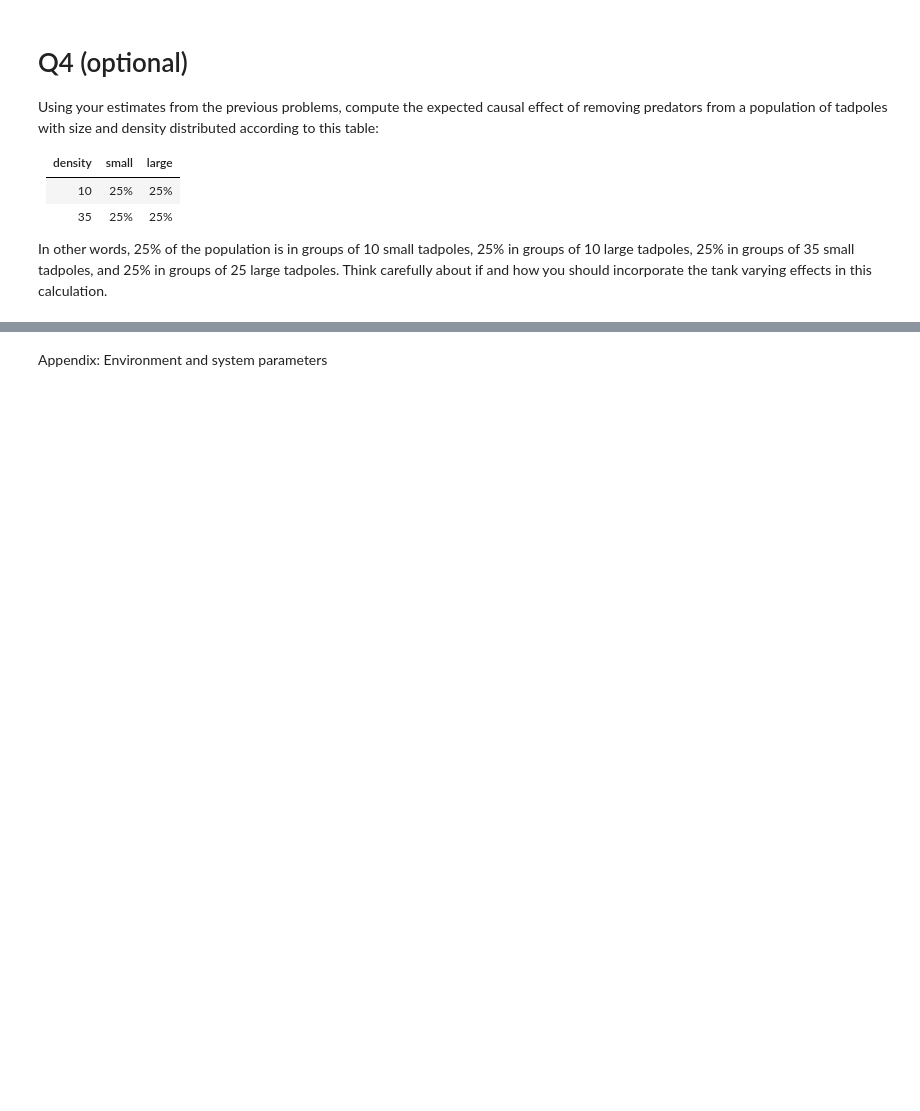
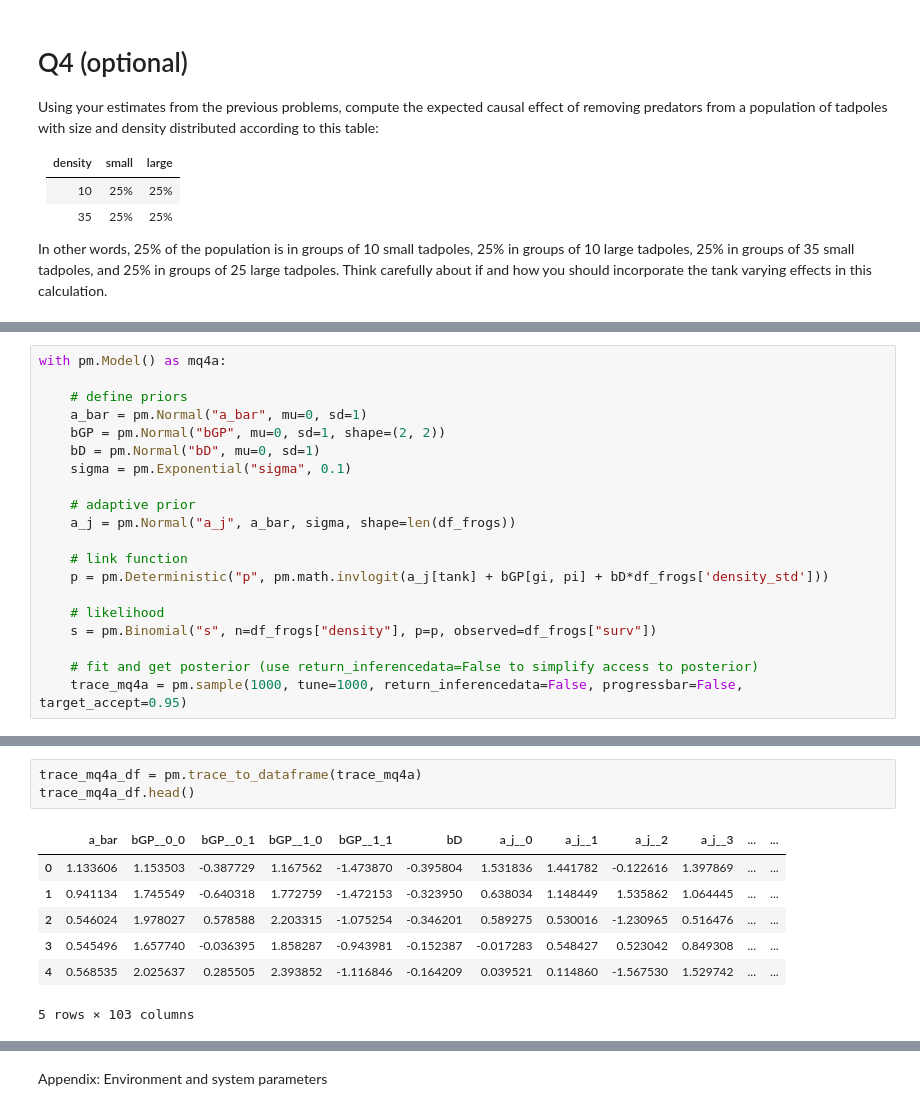
Before and after one commit to benslack19/stats_rethinking, a Jupyter notebook: SR_notebooks_2022/stats_rethinking_hw06.ipynb, the cells around one changed output, grey strips where cells are left out. Drawn from its saved outputs; the diff is of its cells as text; blank space fills up the shorter version.

```diff
--- a/SR_notebooks_2022/stats_rethinking_hw06.ipynb
+++ b/SR_notebooks_2022/stats_rethinking_hw06.ipynb
@@ -983,0 +999,20 @@ yyyyyyy
+# %%
+with pm.Model() as mq4a:
+
+    # define priors
+    a_bar = pm.Normal("a_bar", mu=0, sd=1)
+    bGP = pm.Normal("bGP", mu=0, sd=1, shape=(2, 2))
+    bD = pm.Normal("bD", mu=0, sd=1)
+    sigma = pm.Exponential("sigma", 0.1)
+
+    # adaptive prior
+    a_j = pm.Normal("a_j", a_bar, sigma, shape=len(df_frogs))
+
+    # link function
+    p = pm.Deterministic("p", pm.math.invlogit(a_j[tank] + bGP[gi, pi] + bD*df_frogs['density_std']))
+
+    # likelihood
+    s = pm.Binomial("s", n=df_frogs["density"], p=p, observed=df_frogs["surv"])
+
+    # fit and get posterior (use return_inferencedata=False to simplify access to posterior)
+    trace_mq4a = pm.sample(1000, tune=1000, return_inferencedata=False, progressbar=False, target_accept=0.95)
@@ -983,0 +1033,11 @@ yyyyyyy
+# %%
+trace_mq4a_df = pm.trace_to_dataframe(trace_mq4a)
+trace_mq4a_df.head()
+# %% [output]
+|  | a_bar | bGP__0_0 | bGP__0_1 | bGP__1_0 | bGP__1_1 | bD | a_j__0 | a_j__1 | a_j__2 | a_j__3 | ... | ... |
+| 0 | 1.133606 | 1.153503 | -0.387729 | 1.167562 | -1.473870 | -0.395804 | 1.531836 | 1.441782 | -0.122616 | 1.397869 | ... | ... |
+| 1 | 0.941134 | 1.745549 | -0.640318 | 1.772759 | -1.472153 | -0.323950 | 0.638034 | 1.148449 | 1.535862 | 1.064445 | ... | ... |
+| 2 | 0.546024 | 1.978027 | 0.578588 | 2.203315 | -1.075254 | -0.346201 | 0.589275 | 0.530016 | -1.230965 | 0.516476 | ... | ... |
+| 3 | 0.545496 | 1.657740 | -0.036395 | 1.858287 | -0.943981 | -0.152387 | -0.017283 | 0.548427 | 0.523042 | 0.849308 | ... | ... |
+| 4 | 0.568535 | 2.025637 | 0.285505 | 2.393852 | -1.116846 | -0.164209 | 0.039521 | 0.114860 | -1.567530 | 1.529742 | ... | ... |
+5 rows × 103 columns
```
Also changed, not shown: parts of 31 cells of this notebook, 2 other files.
